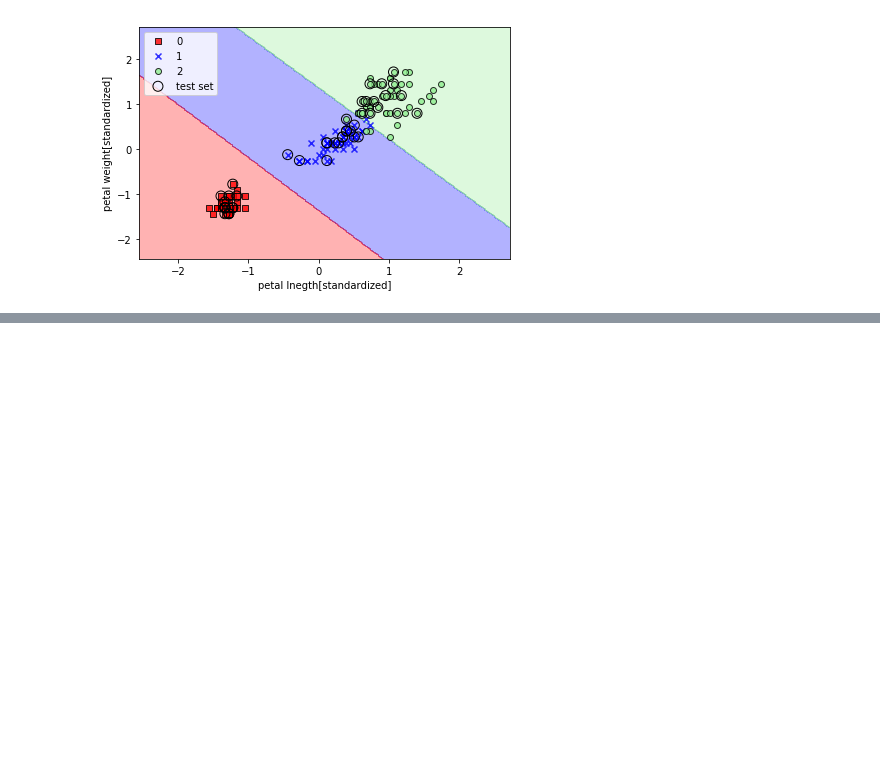
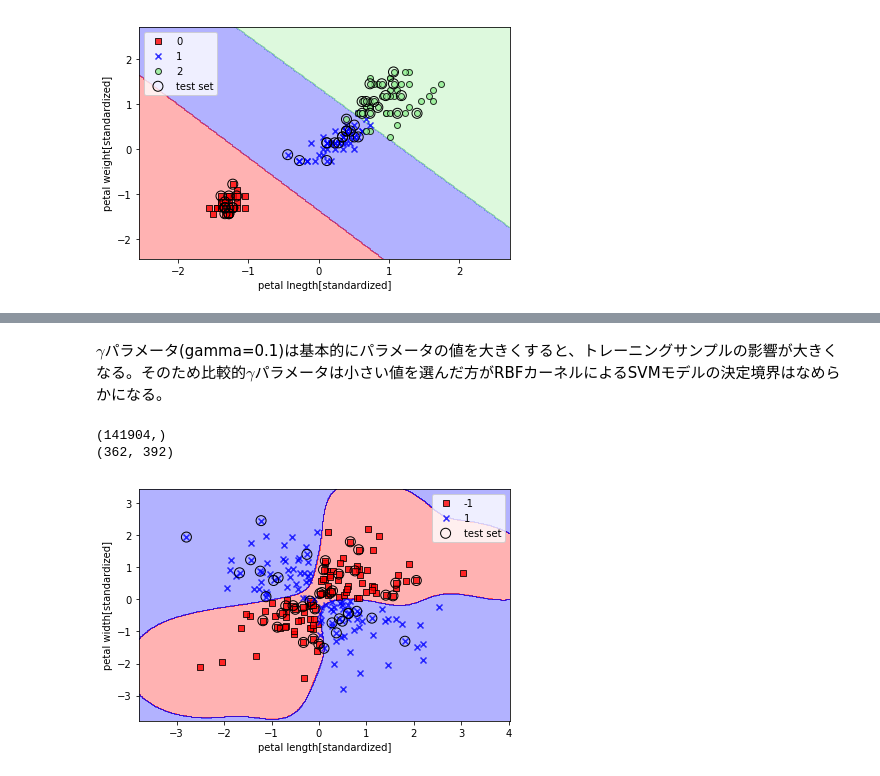
Before and after one commit to Akiyoshi999/Python-Machine-Learning-2nd-Edition, a Jupyter notebook: 3章 分類問題-機械学習ライブラリscikit-learnの活用.ipynb, the cells around one changed output, grey strips where cells are left out. Cells and saved outputs as stored; diff of their text form; code cells hidden in the pictures; blank space fills up the shorter version.

```diff
--- a/3章 分類問題-機械学習ライブラリscikit-learnの活用.ipynb
+++ b/3章 分類問題-機械学習ライブラリscikit-learnの活用.ipynb
@@ -324,0 +379,16 @@ plt.show()
+# %% [markdown]
+$\gamma$パラメータ(gamma=0.1)は基本的にパラメータの値を大きくすると、トレーニングサンプルの影響が大きくなる。そのため比較的$\gamma$パラメータは小さい値を選んだ方がRBFカーネルによるSVMモデルの決定境界はなめらかになる。
+# %%
+svm = SVC(kernel='rbf',random_state=1,gamma=1.0,C=1.0)
+svm.fit(X_xor,y_xor)
+plot_decision_regions(X_xor,y_xor,classifiter=svm,
+                     test_idx=range(105,150))
+plt.xlabel('petal length[standardized]')
+plt.ylabel('petal width[standardized]')
+plt.legend(loc='best')
+plt.tight_layout()
+plt.show()
+# %% [output]
+(141904,)
+(362, 392)
+[figure, added]
```
Also changed, not shown: parts of 12 cells of this notebook, 1 other file.
